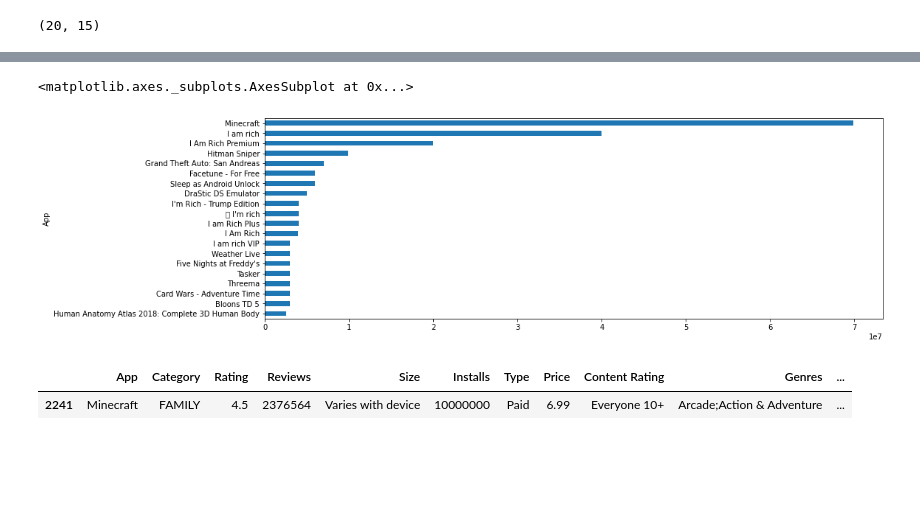
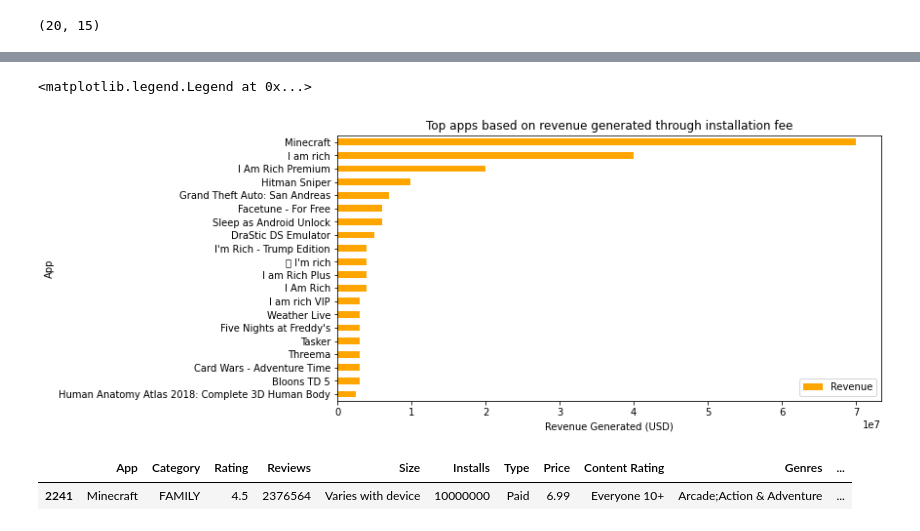
Before and after one commit to shaloy-lewis/EDA_on_play_store_app_reviews, a Jupyter notebook: EDA_on_Play_Store_App_Reviews_by_Shaloy_Lewis.ipynb, the cells around one changed output, grey strips where cells are left out. Cells and saved outputs as stored; diff of their text form; code cells hidden in the pictures; blank space fills up the shorter version.

```diff
--- a/EDA_on_Play_Store_App_Reviews_by_Shaloy_Lewis.ipynb
+++ b/EDA_on_Play_Store_App_Reviews_by_Shaloy_Lewis.ipynb
@@ -1474,10 +1482,13 @@ plt.legend()
 # %%
 # Top paid apps according to the revenue generated through installs alone
 
-top_paid_df.groupby('App')['Revenue'].mean().sort_values().plot.barh(figsize=(15,5))
+top_paid_df.groupby('App')['Revenue'].mean().sort_values().plot.barh(figsize=(10,5), color = 'orange')
+plt.xlabel('Revenue Generated (USD)')
+plt.title('Top apps based on revenue generated through installation fee')
+plt.legend()
 # %% [output]
-<matplotlib.axes._subplots.AxesSubplot at 0x...>
+<matplotlib.legend.Legend at 0x...>
-[figure, old version]
+[figure, new version]
 # %%
 # Paid apps with the highest number of installs
 
```
Also changed, not shown: parts of 33 cells of this notebook.
